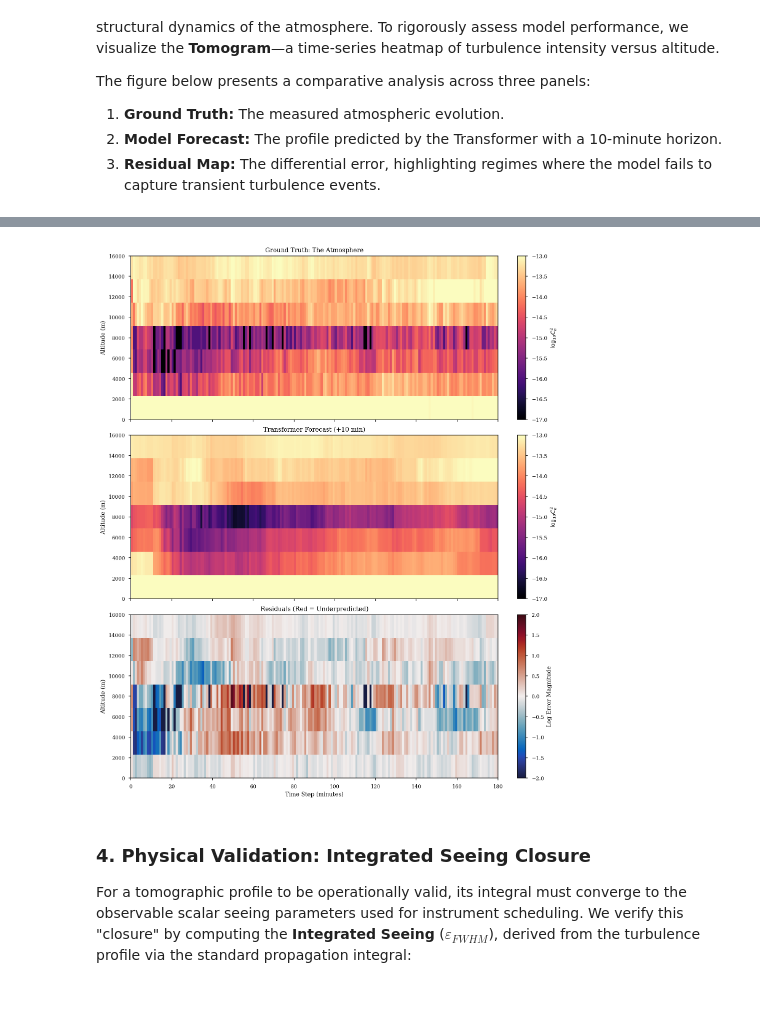
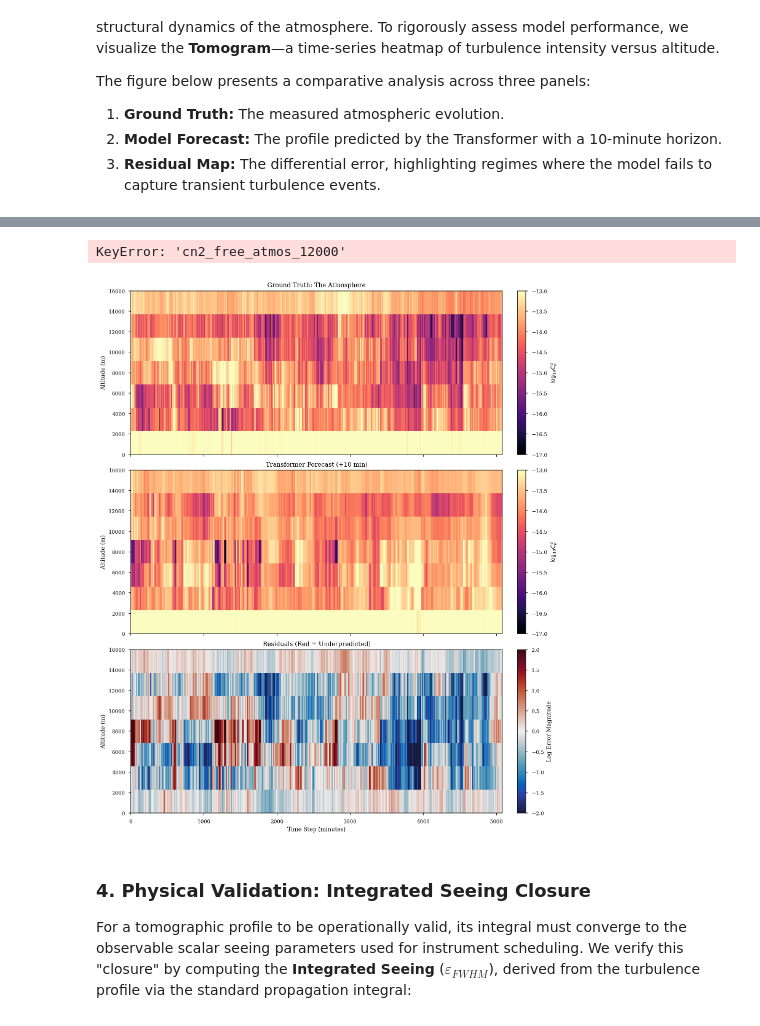
Before and after one commit to CDJellen/otbench, a Jupyter notebook: notebooks/forecasting/paranal_tomographic_forecasting.ipynb, the cells around one changed output, grey strips where cells are left out. Saved outputs shown, nothing was run; the diff lists cells and outputs as text; code cells hidden in the pictures.

Commit message:
add forecasting and regression models, tasks, and test suites

```diff
--- a/notebooks/forecasting/paranal_tomographic_forecasting.ipynb
+++ b/notebooks/forecasting/paranal_tomographic_forecasting.ipynb
@@ -81,15 +417,15 @@ model = TransformerModel(
     output_size=n_layers,
 
     # Architecture
-    d_model=128,      # Latent dimension
-    nhead=4,          # Attention heads
-    num_layers=2,     # Depth
+    d_model=256,      # Latent dimension
+    nhead=8,          # Attention heads
+    num_layers=4,     # Depth
     dropout=0.1,
 
     # Training
     batch_size=256,
-    n_epochs=20,      # Quick demo run
-    learning_rate=1e-3,
+    n_epochs=200,     # Quick demo run
+    learning_rate=1e-4,
     verbose=True
 )
 
@@ -132,8 +733,15 @@ dataloader created with length 109042.
+# %%
+# Example usage
+layer = "cn2_free_atmos_12000" # The hard layer
+fig = plot_forecast_horizon(y_test, y_pred, layer_name=layer, start_idx=500, window_size=120)
+plt.show()
+# %% [output]
+KeyError: 'cn2_free_atmos_12000'
 # %%
 from otbench.plot.tomography import plot_time_series_heatmap
 
 # Slice a dynamic event
-window = slice(5000, 5180)
+window = slice(0, 5080)
 
 # Create the figure
 fig, (ax1, ax2, ax3) = plt.subplots(3, 1, figsize=(10, 12), sharex=True, constrained_layout=True)
@@ -155,34 +763,34 @@ plot_time_series_heatmap(
     title="Ground Truth: The Atmosphere",
     xlabel=None,
     **plot_params
 )
 
 # B. Forecast (Middle)
 plot_time_series_heatmap(
     y_pred[window],
     ax=ax2,
     title=f"Transformer Forecast (+{task.forecast_horizon} min)",
     xlabel=None,
     **plot_params
 )
 
 # C. Residuals (Bottom)
 residuals = y_test.iloc[window].values - y_pred[window]
 plot_time_series_heatmap(
     residuals,
     feature_names=task.get_target_name(),
     ax=ax3,
     title="Residuals (Red = Underpredicted)",
     xlabel="Time Step (minutes)",
     cmap="balance",
     vmin=-2, vmax=2,
     add_cbar=True,
     cbar_label="Log Error Magnitude"
 )
 
 plt.show()
 # %% [output]
-[figure, old version]
+[figure, new version]
 # %% [markdown]
 ### 4. Physical Validation: Integrated Seeing Closure
 
```
Also changed, not shown: parts of 22 cells of this notebook, 30 other files.
